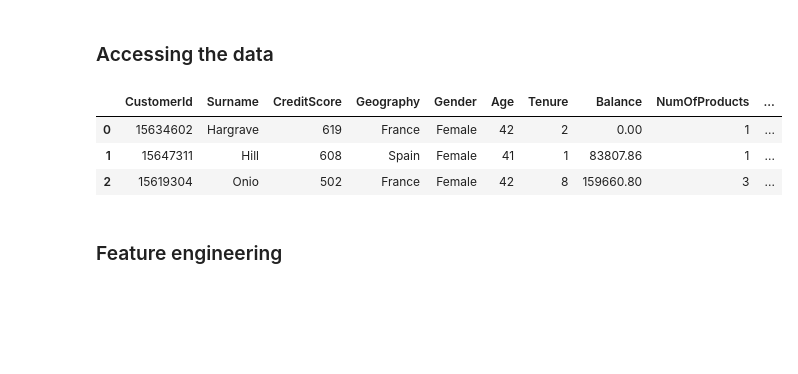
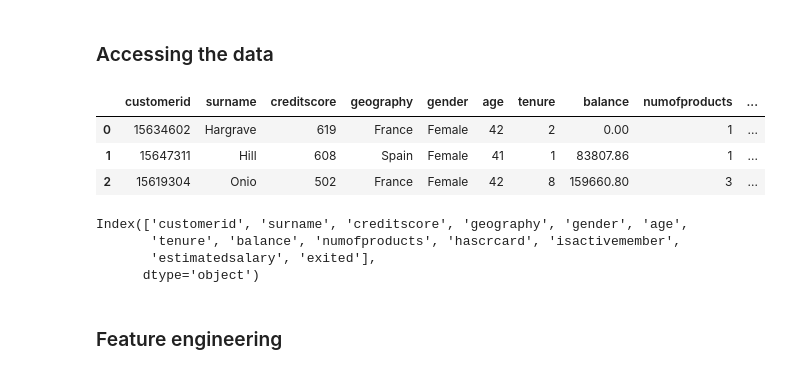
Before and after one commit to ViniPilan/churn-prediction, a Jupyter notebook: Notebooks/exploratory-data-analysis.ipynb, the cells around one changed output. Saved outputs shown, nothing was run; the diff lists cells and outputs as text; code cells hidden in the pictures; blank space fills up the shorter version.

```diff
--- a/Notebooks/exploratory-data-analysis.ipynb
+++ b/Notebooks/exploratory-data-analysis.ipynb
@@ -60,10 +50,26 @@ mv: cannot stat './churn-modelling.zip': No such file or directory
 # %% [markdown]
 ### Accessing the data
 # %%
-data = pd.read_csv('../Dataset/churn-modelling.zip').drop('RowNumber', axis=1)
-data.head(3)
+conn = psycopg2.connect(host="ec2-52-20-166-21.compute-1.amazonaws.com",
+                        database="defrnttd424q3s",
+                        user="adzsrxhiunrkva",
+                        password="9b53ade5ea4c20da1afab3a1ae94e98df059325187dec24a3acb72163555f7de",
+                        port='5432')
+
+
+data = pd.read_sql('SELECT * FROM customers', conn)
+display(data.head(3))
+
+conn.close()
 # %% [output]
-|  | CustomerId | Surname | CreditScore | Geography | Gender | Age | Tenure | Balance | NumOfProducts | ... |
+|  | customerid | surname | creditscore | geography | gender | age | tenure | balance | numofproducts | ... |
 | 0 | 15634602 | Hargrave | 619 | France | Female | 42 | 2 | 0.00 | 1 | ... |
 | 1 | 15647311 | Hill | 608 | Spain | Female | 41 | 1 | 83807.86 | 1 | ... |
 | 2 | 15619304 | Onio | 502 | France | Female | 42 | 8 | 159660.80 | 3 | ... |
+# %%
+data.columns
+# %% [output]
+Index(['customerid', 'surname', 'creditscore', 'geography', 'gender', 'age',
+       'tenure', 'balance', 'numofproducts', 'hascrcard', 'isactivemember',
+       'estimatedsalary', 'exited'],
+      dtype='object')
```
Also changed, not shown: parts of 20 cells of this notebook, 6 other files.
